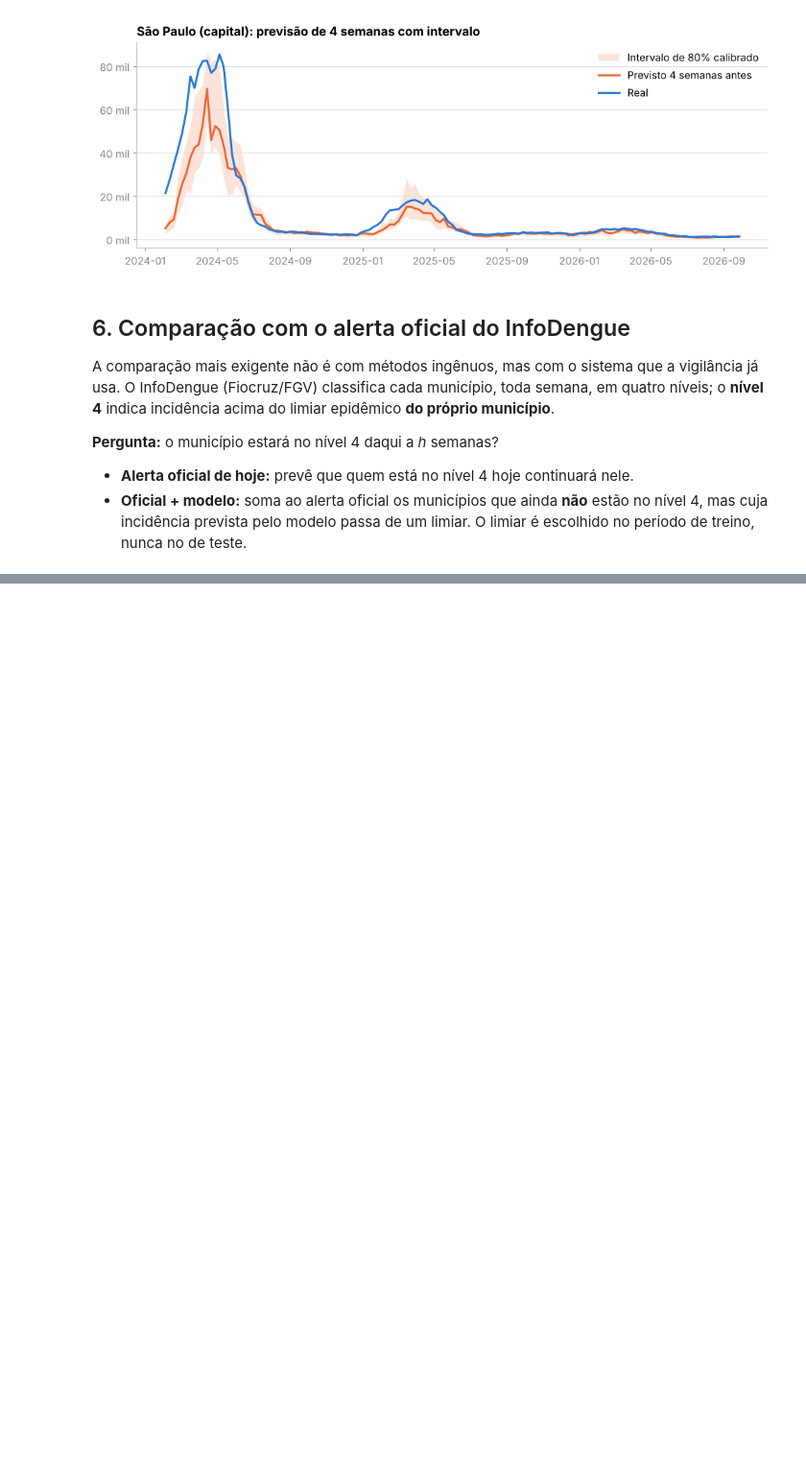
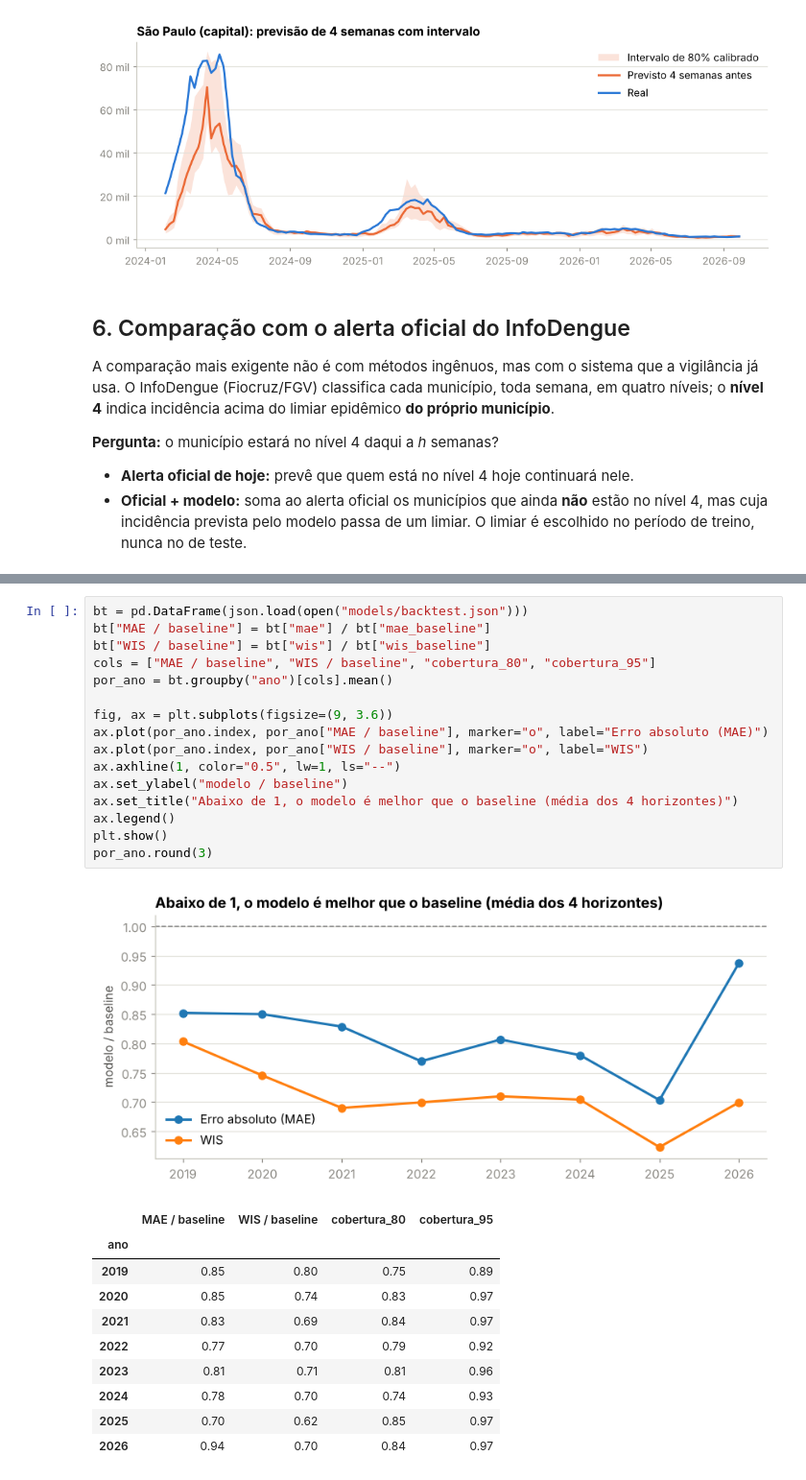
Before and after one commit to luishenrique1702/radar-dengue, a Jupyter notebook: notebooks/03_modelagem_e_avaliacao.ipynb, the cells around one changed output, grey strips where cells are left out. Shown at 96% size. Drawn from its saved outputs; the diff is of its cells as text; blank space fills up the shorter version.

```diff
--- a/notebooks/03_modelagem_e_avaliacao.ipynb
+++ b/notebooks/03_modelagem_e_avaliacao.ipynb
@@ -560,0 +575,28 @@ gestão, e o limiar pode ser ajustado para isso.
+# %%
+bt = pd.DataFrame(json.load(open("models/backtest.json")))
+bt["MAE / baseline"] = bt["mae"] / bt["mae_baseline"]
+bt["WIS / baseline"] = bt["wis"] / bt["wis_baseline"]
+cols = ["MAE / baseline", "WIS / baseline", "cobertura_80", "cobertura_95"]
+por_ano = bt.groupby("ano")[cols].mean()
+
+fig, ax = plt.subplots(figsize=(9, 3.6))
+ax.plot(por_ano.index, por_ano["MAE / baseline"], marker="o", label="Erro absoluto (MAE)")
+ax.plot(por_ano.index, por_ano["WIS / baseline"], marker="o", label="WIS")
+ax.axhline(1, color="0.5", lw=1, ls="--")
+ax.set_ylabel("modelo / baseline")
+ax.set_title("Abaixo de 1, o modelo é melhor que o baseline (média dos 4 horizontes)")
+ax.legend()
+plt.show()
+por_ano.round(3)
+# %% [output]
+[figure, added]
+|  | MAE / baseline | WIS / baseline | cobertura_80 | cobertura_95 |
+| ano |  |  |  |  |
+| 2019 | 0.85 | 0.80 | 0.75 | 0.89 |
+| 2020 | 0.85 | 0.74 | 0.83 | 0.97 |
+| 2021 | 0.83 | 0.69 | 0.84 | 0.97 |
+| 2022 | 0.77 | 0.70 | 0.79 | 0.92 |
+| 2023 | 0.81 | 0.71 | 0.81 | 0.96 |
+| 2024 | 0.78 | 0.70 | 0.74 | 0.93 |
+| 2025 | 0.70 | 0.62 | 0.85 | 0.97 |
+| 2026 | 0.94 | 0.70 | 0.84 | 0.97 |
```
Also changed, not shown: parts of 23 cells of this notebook, 27 other files.
